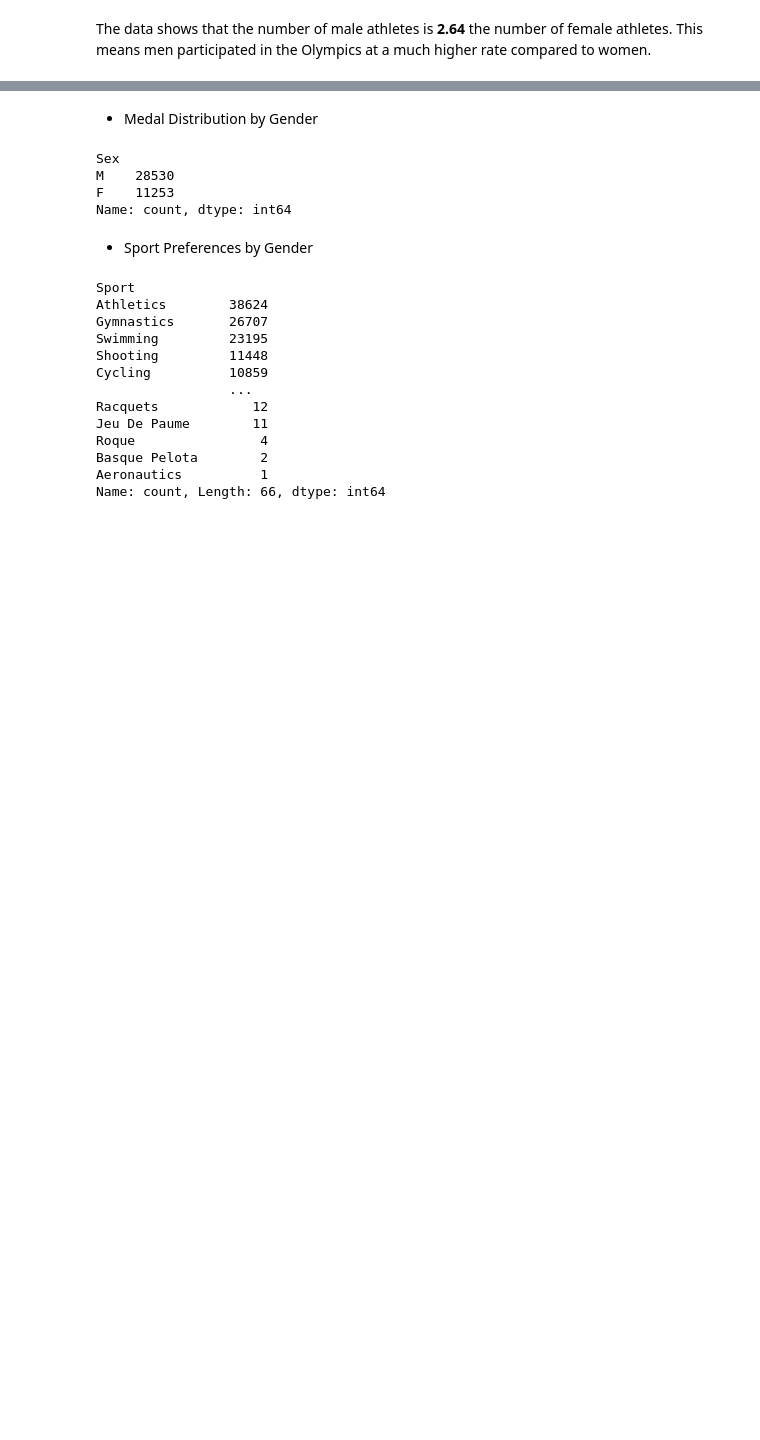
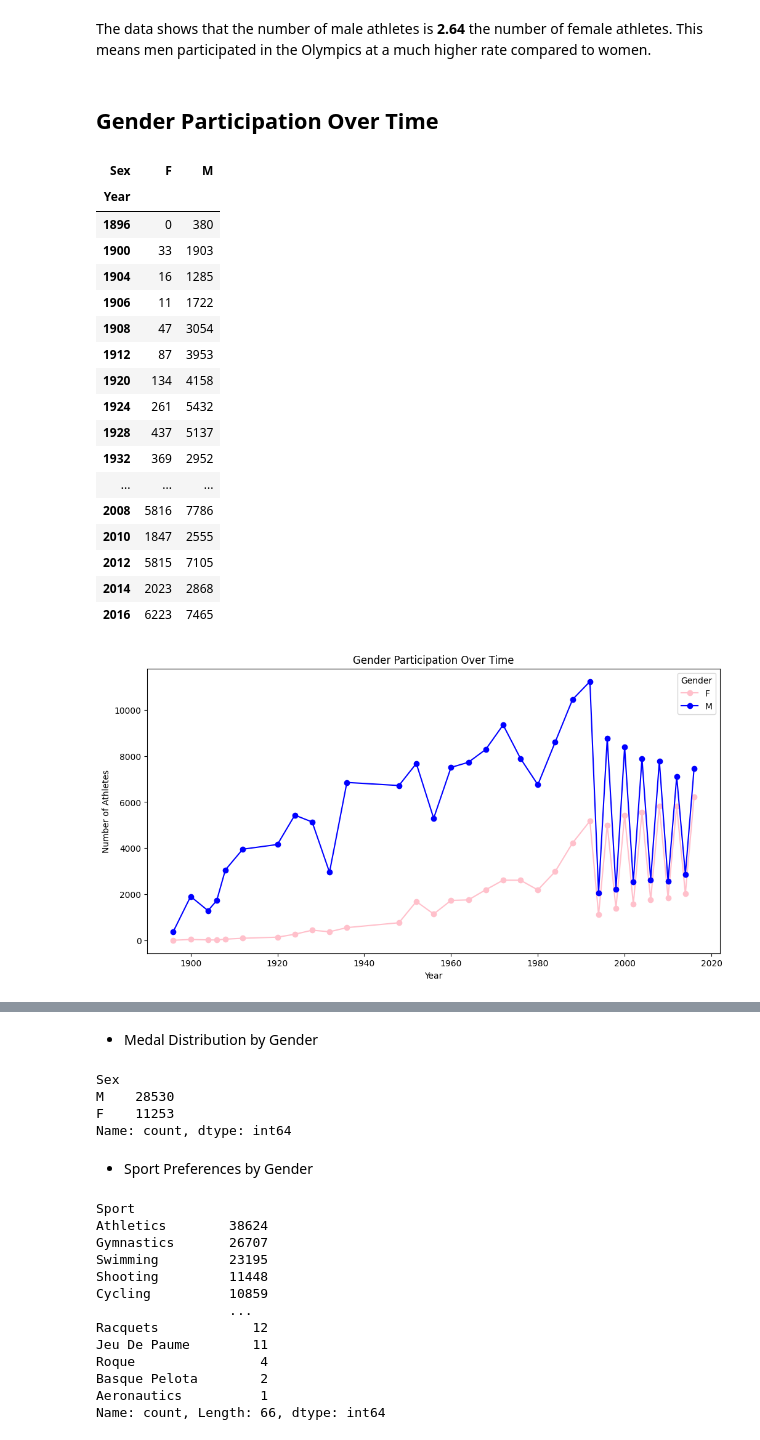
Before and after one commit to nouralahmad89-crypto/OS-projekt-Storbrittanien, a Jupyter notebook: notebooks/data_analysis.ipynb, the cells around one changed output, grey strips where cells are left out. Saved outputs shown, nothing was run; the diff lists cells and outputs as text; code cells hidden in the pictures; blank space fills up the shorter version.

```diff
--- a/notebooks/data_analysis.ipynb
+++ b/notebooks/data_analysis.ipynb
@@ -118,3 +126,34 @@ Male-to-female ratio: 2.64
 # %% [markdown]
 The data shows that the number of male athletes is **2.64** the number of female athletes.
 This means men participated in the Olympics at a much higher rate compared to women.
+# %% [markdown]
+## Gender Participation Over Time
+# %%
+# Group the dataset by 'Year' and 'Sex', then count the number of athletes in each group
+gender_year = df.groupby(['Year', 'Sex']).size().unstack(fill_value=0)
+gender_year.plot(figsize=(12,6) , marker='o', color=['pink', 'blue'])
+plt.title("Gender Participation Over Time") # Adds a descriptive title to the chart
+plt.ylabel("Number of Athletes") # set the label for Y-axies
+plt.xlabel("Year") # set the label for X-Axies
+plt.legend(title="Gender")
+gender_year
+# %% [output]
+| Sex | F | M |
+| Year |  |  |
+| 1896 | 0 | 380 |
+| 1900 | 33 | 1903 |
+| 1904 | 16 | 1285 |
+| 1906 | 11 | 1722 |
+| 1908 | 47 | 3054 |
+| 1912 | 87 | 3953 |
+| 1920 | 134 | 4158 |
+| 1924 | 261 | 5432 |
+| 1928 | 437 | 5137 |
+| 1932 | 369 | 2952 |
+| ... | ... | ... |
+| 2008 | 5816 | 7786 |
+| 2010 | 1847 | 2555 |
+| 2012 | 5815 | 7105 |
+| 2014 | 2023 | 2868 |
+| 2016 | 6223 | 7465 |
+[figure, added]
```
Also changed, not shown: parts of 8 cells of this notebook, 1 other file.
